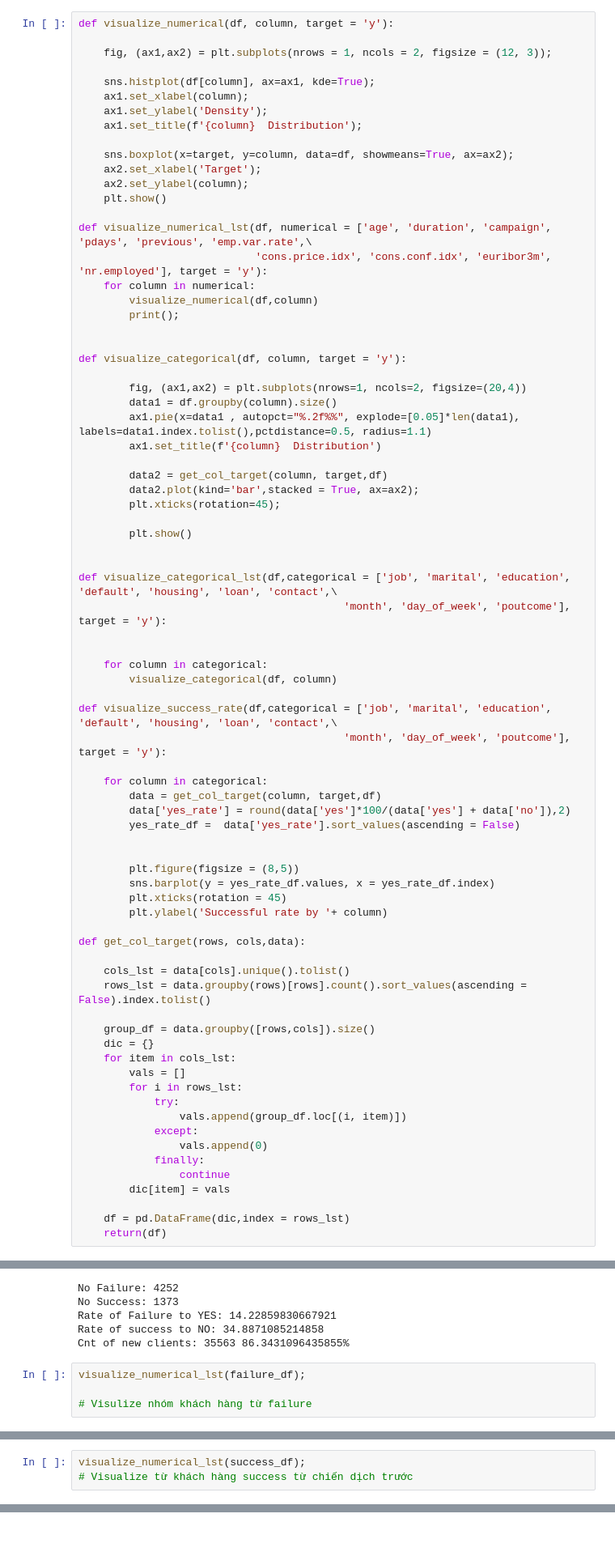
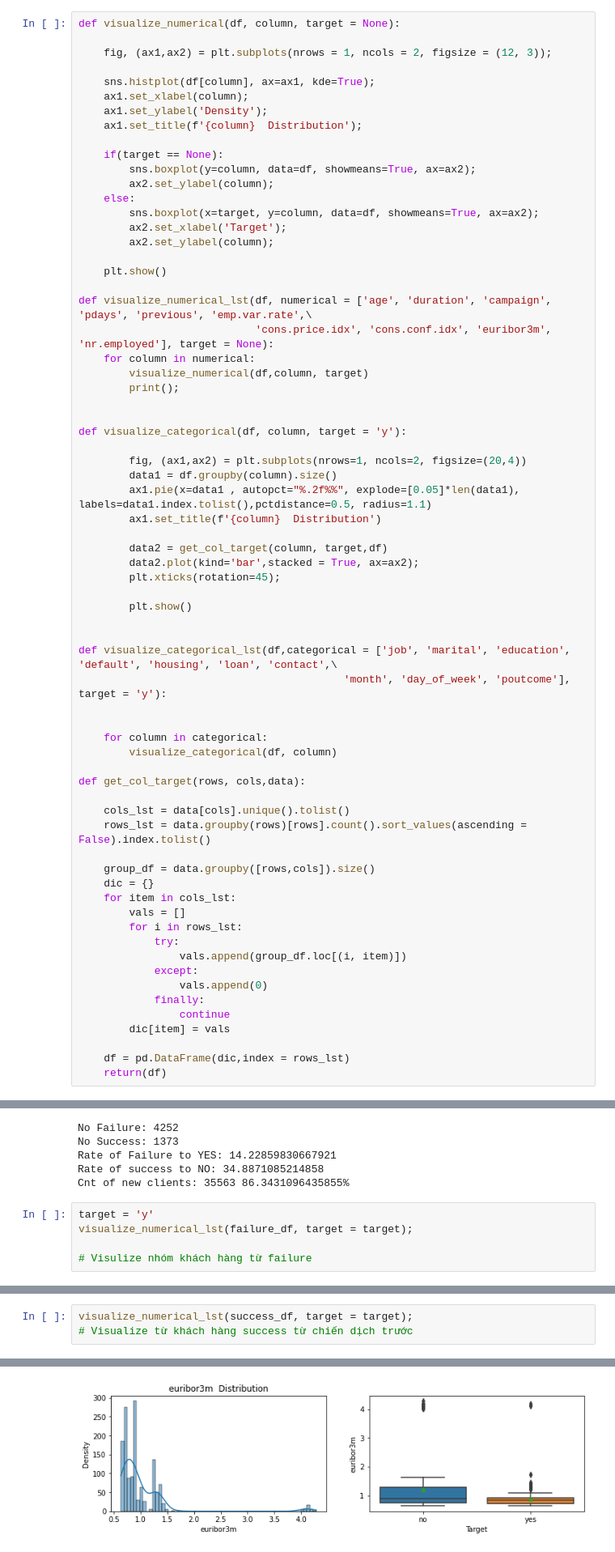
Before and after one commit to ngttnguyen/my-atom-fair, a Jupyter notebook: Nguyen_Bank_Marketing_DA.ipynb, the cells around one changed output, grey strips where cells are left out. Shown at 81% size. Saved outputs shown, nothing was run; the diff lists cells and outputs as text.

```diff
--- a/Nguyen_Bank_Marketing_DA.ipynb
+++ b/Nguyen_Bank_Marketing_DA.ipynb
@@ -215,7 +215,7 @@ marketing_df.describe()
 | 75% | 47.00000 | 319.000000 | 3.000000 | 999.000000 | 0.000000 | 1.400000 | 93.994000 | -36.400000 | ... |
 | max | 98.00000 | 4918.000000 | 56.000000 | 999.000000 | 7.000000 | 1.400000 | 94.767000 | -26.900000 | ... |
 # %%
-def visualize_numerical(df, column, target = 'y'):
+def visualize_numerical(df, column, target = None):
 
     fig, (ax1,ax2) = plt.subplots(nrows = 1, ncols = 2, figsize = (12, 3));
 
@@ -224,15 +224,20 @@ def visualize_numerical(df, column, target = 'y'):
     ax1.set_ylabel('Density');
     ax1.set_title(f'{column}  Distribution');
 
-    sns.boxplot(x=target, y=column, data=df, showmeans=True, ax=ax2);
-    ax2.set_xlabel('Target');
-    ax2.set_ylabel(column);
+    if(target == None):
+        sns.boxplot(y=column, data=df, showmeans=True, ax=ax2);
+        ax2.set_ylabel(column);
+    else:
+        sns.boxplot(x=target, y=column, data=df, showmeans=True, ax=ax2);
+        ax2.set_xlabel('Target');
+        ax2.set_ylabel(column);
+
     plt.show()
 
 def visualize_numerical_lst(df, numerical = ['age', 'duration', 'campaign', 'pdays', 'previous', 'emp.var.rate',\
-                            'cons.price.idx', 'cons.conf.idx', 'euribor3m', 'nr.employed'], target = 'y'):
+                            'cons.price.idx', 'cons.conf.idx', 'euribor3m', 'nr.employed'], target = None):
     for column in numerical:
-        visualize_numerical(df,column)
+        visualize_numerical(df,column, target)
         print();
 
 
@@ -257,20 +262,6 @@ def visualize_categorical_lst(df,categorical = ['job', 'marital', 'education', '
     for column in categorical:
         visualize_categorical(df, column)
 
-def visualize_success_rate(df,categorical = ['job', 'marital', 'education', 'default', 'housing', 'loan', 'contact',\
-                                          'month', 'day_of_week', 'poutcome'], target = 'y'):
-
-    for column in categorical:
-        data = get_col_target(column, target,df)
-        data['yes_rate'] = round(data['yes']*100/(data['yes'] + data['no']),2)
-        yes_rate_df =  data['yes_rate'].sort_values(ascending = False)
-
-
-        plt.figure(figsize = (8,5))
-        sns.barplot(y = yes_rate_df.values, x = yes_rate_df.index)
-        plt.xticks(rotation = 45)
-        plt.ylabel('Successful rate by '+ column)
-
 def get_col_target(rows, cols,data):
 
     cols_lst = data[cols].unique().tolist()
@@ -541,7 +524,8 @@ Rate of Failure to YES: 14.22859830667921
 Rate of success to NO: 34.8871085214858
 Cnt of new clients: 35563 86.3431096435855%
 # %%
-visualize_numerical_lst(failure_df);
+target = 'y'
+visualize_numerical_lst(failure_df, target = target);
 
 # Visulize nhóm khách hàng từ failure
 # %% [output]
@@ -573,14 +557,15 @@ visualize_success_rate(failure_df, categorical = cols)
 [figure]
 [figure]
 # %%
-visualize_numerical_lst(success_df);
+visualize_numerical_lst(success_df, target = target);
 # Visualize từ khách hàng success từ chiến dịch trước
 # %% [output]
 [figure]
 [figure]
 [figure]
 [figure]
 [figure]
 [figure]
 [figure]
 [figure]
+[figure, added]
```
Also changed, not shown: parts of 6 cells of this notebook.
